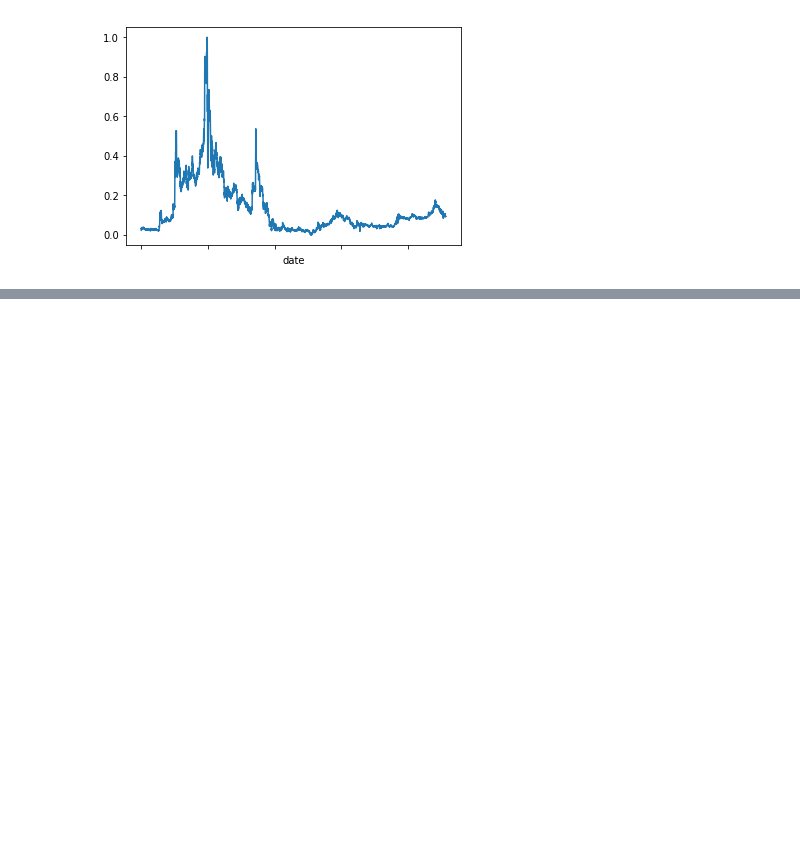
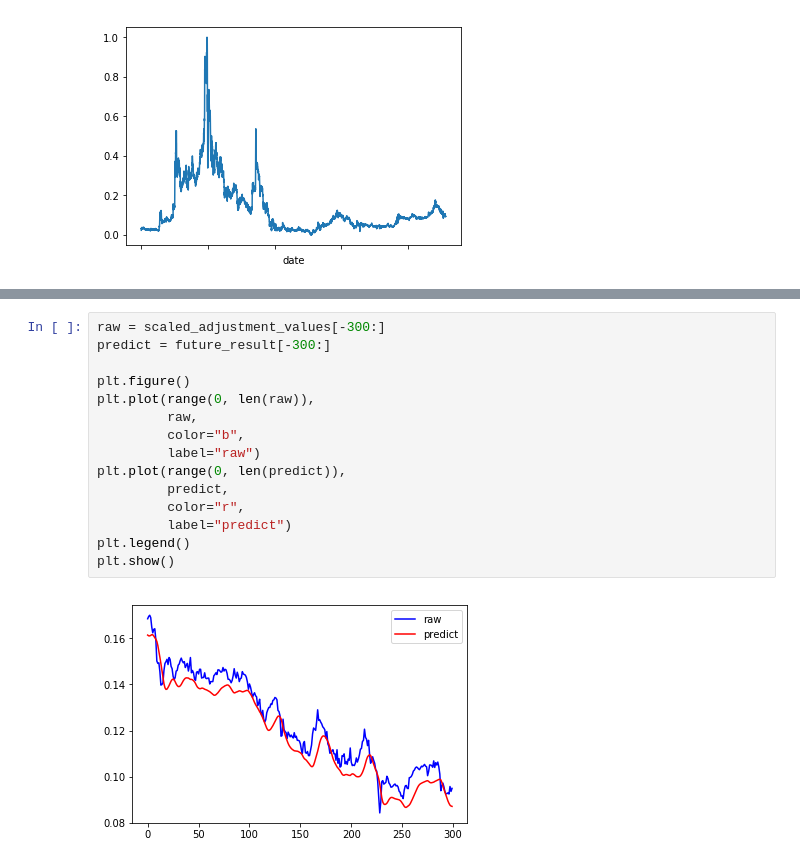
Before and after one commit to u6k/ml-sandbox, a Jupyter notebook: time_series_3.ipynb, the cells around one changed output, grey strips where cells are left out. Saved outputs shown, nothing was run; the diff lists cells and outputs as text; blank space fills up the shorter version.

```diff
--- a/time_series_3.ipynb
+++ b/time_series_3.ipynb
@@ -237,0 +240,17 @@ plt.show()
+# %%
+raw = scaled_adjustment_values[-300:]
+predict = future_result[-300:]
+
+plt.figure()
+plt.plot(range(0, len(raw)),
+         raw,
+         color="b",
+         label="raw")
+plt.plot(range(0, len(predict)),
+         predict,
+         color="r",
+         label="predict")
+plt.legend()
+plt.show()
+# %% [output]
+[figure, added]
```
Also changed, not shown: parts of 5 cells of this notebook.
